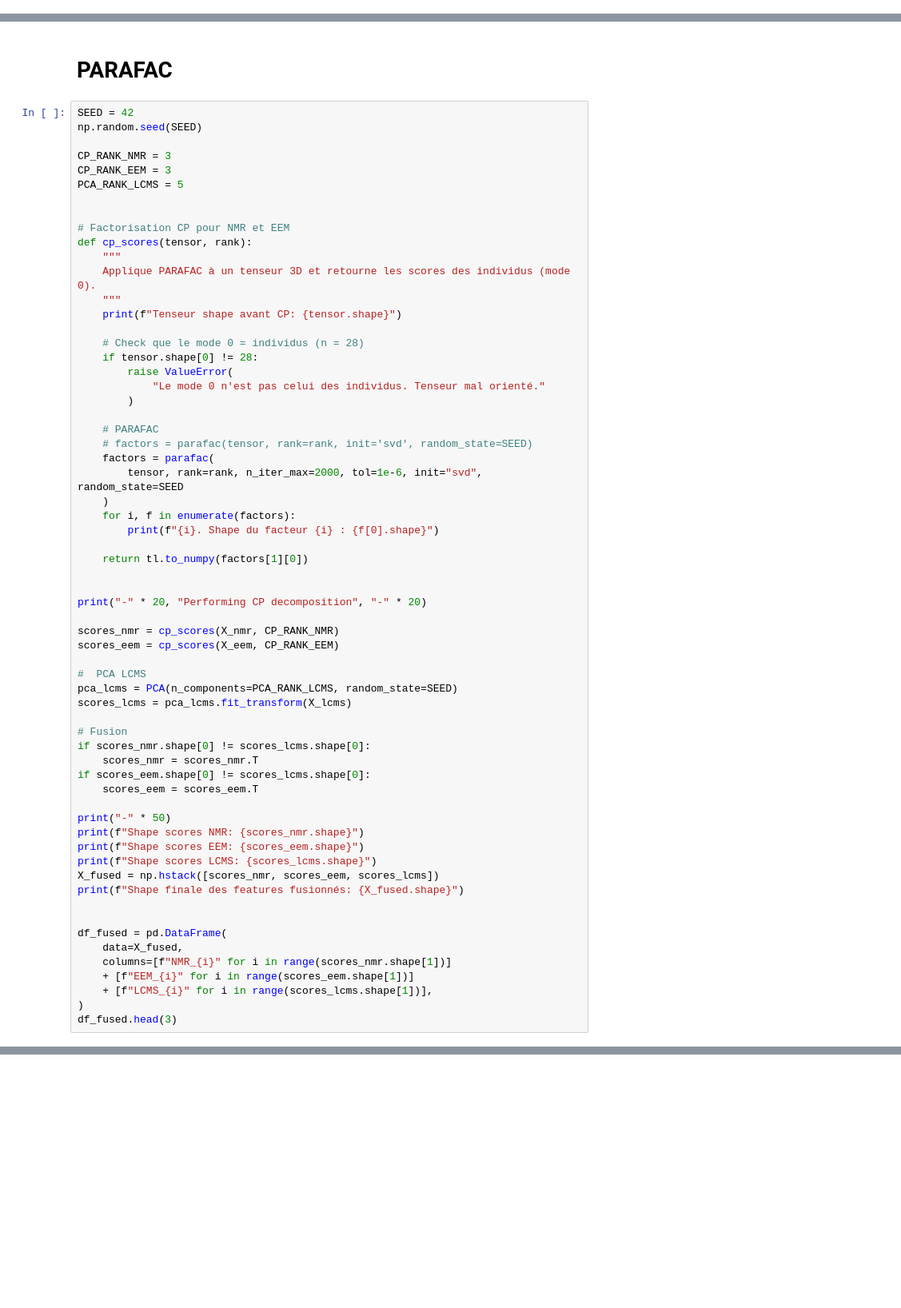
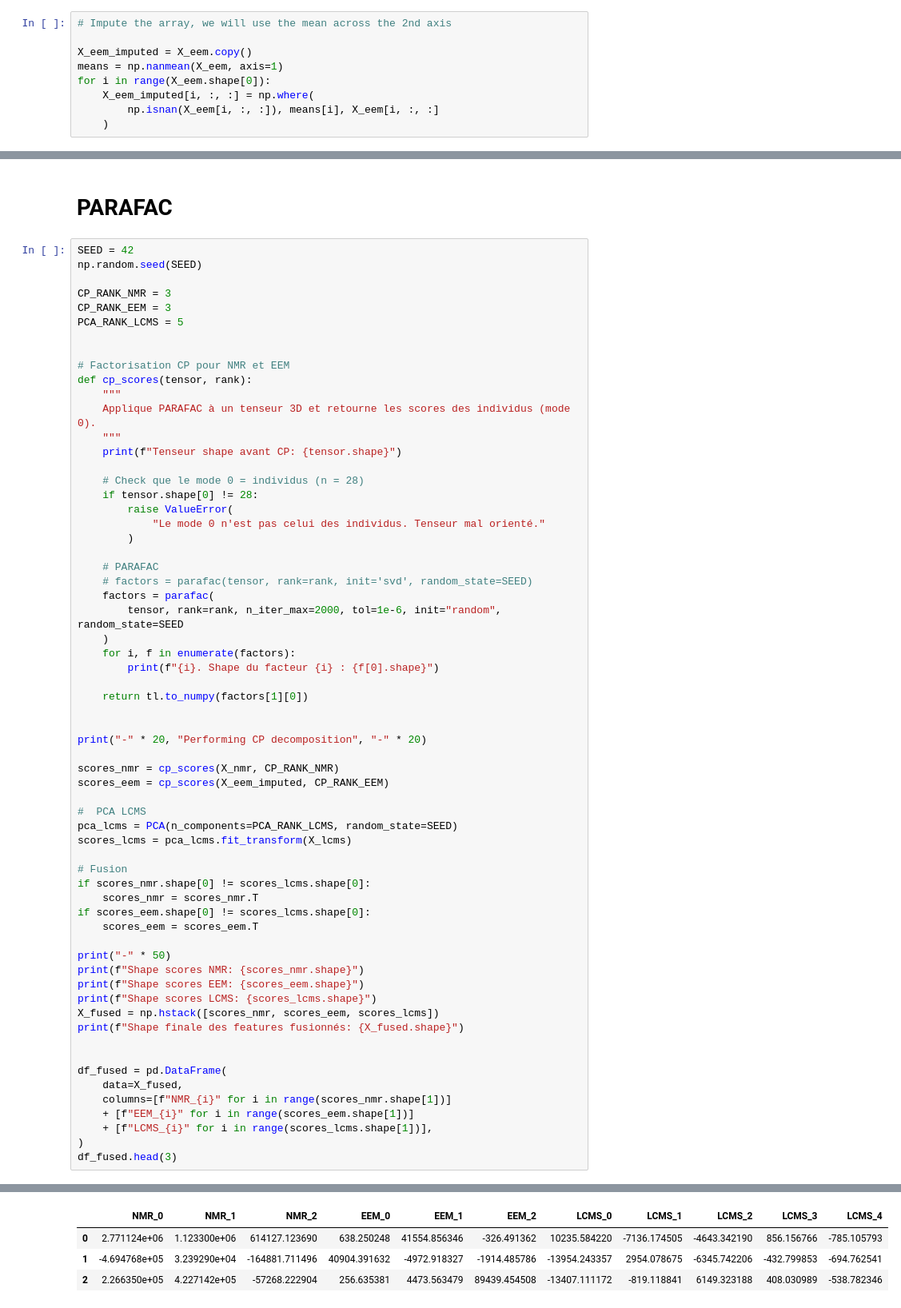
Before and after one commit to DIlyess/JODA_Multivariate_Analysis, a Jupyter notebook: EDA.ipynb, the cells around one changed output, grey strips where cells are left out. Shown at 80% size. Cells and saved outputs as stored; diff of their text form; blank space fills up the shorter version.

```diff
--- a/EDA.ipynb
+++ b/EDA.ipynb
@@ -79,0 +109,9 @@ NaN ratio : 11508 / 147588 = 7.80%
+# %%
+# Impute the array, we will use the mean across the 2nd axis
+
+X_eem_imputed = X_eem.copy()
+means = np.nanmean(X_eem, axis=1)
+for i in range(X_eem.shape[0]):
+    X_eem_imputed[i, :, :] = np.where(
+        np.isnan(X_eem[i, :, :]), means[i], X_eem[i, :, :]
+    )
@@ -104,7 +152,7 @@ def cp_scores(tensor, rank):
     # PARAFAC
     # factors = parafac(tensor, rank=rank, init='svd', random_state=SEED)
     factors = parafac(
-        tensor, rank=rank, n_iter_max=2000, tol=1e-6, init="svd", random_state=SEED
+        tensor, rank=rank, n_iter_max=2000, tol=1e-6, init="random", random_state=SEED
     )
     for i, f in enumerate(factors):
         print(f"{i}. Shape du facteur {i} : {f[0].shape}")
@@ -115,7 +163,7 @@ def cp_scores(tensor, rank):
 print("-" * 20, "Performing CP decomposition", "-" * 20)
 
 scores_nmr = cp_scores(X_nmr, CP_RANK_NMR)
-scores_eem = cp_scores(X_eem, CP_RANK_EEM)
+scores_eem = cp_scores(X_eem_imputed, CP_RANK_EEM)
 
 #  PCA LCMS
 pca_lcms = PCA(n_components=PCA_RANK_LCMS, random_state=SEED)
@@ -151,0 +206,4 @@ LinAlgError: SVD did not converge
+|  | NMR_0 | NMR_1 | NMR_2 | EEM_0 | EEM_1 | EEM_2 | LCMS_0 | LCMS_1 | LCMS_2 | LCMS_3 | LCMS_4 |
+| 0 | 2.771124e+06 | 1.123300e+06 | 614127.123690 | 638.250248 | 41554.856346 | -326.491362 | 10235.584220 | -7136.174505 | -4643.342190 | 856.156766 | -785.105793 |
+| 1 | -4.694768e+05 | 3.239290e+04 | -164881.711496 | 40904.391632 | -4972.918327 | -1914.485786 | -13954.243357 | 2954.078675 | -6345.742206 | -432.799853 | -694.762541 |
+| 2 | 2.266350e+05 | 4.227142e+05 | -57268.222904 | 256.635381 | 4473.563479 | 89439.454508 | -13407.111172 | -819.118841 | 6149.323188 | 408.030989 | -538.782346 |
```
Also changed, not shown: parts of 11 cells of this notebook.
